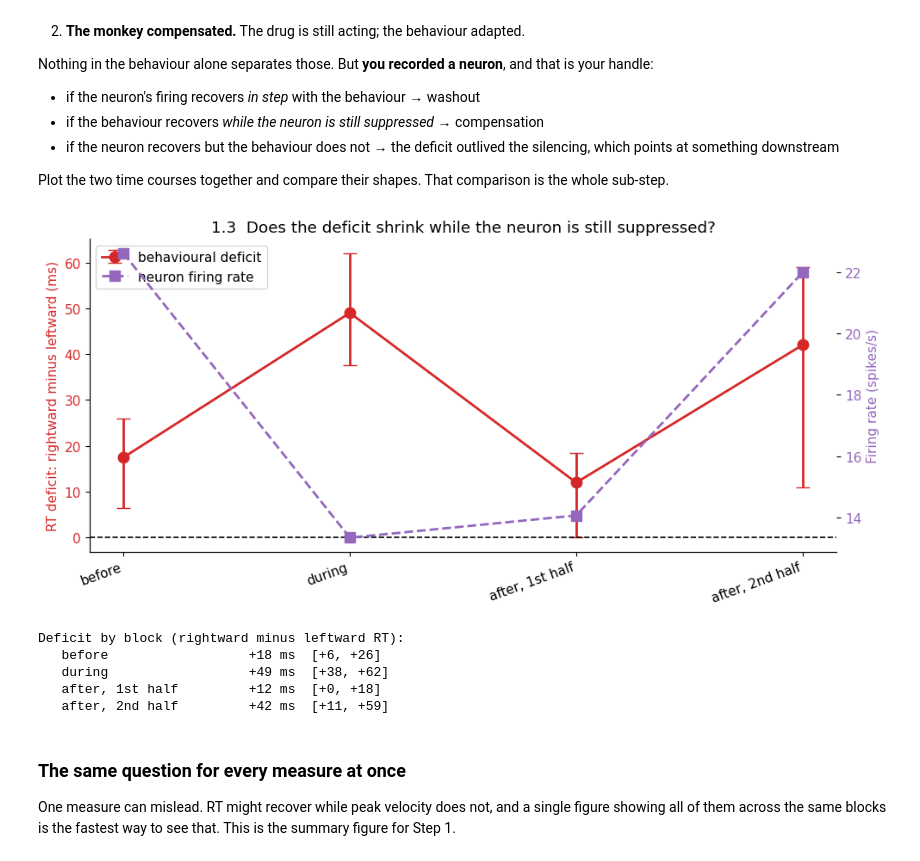
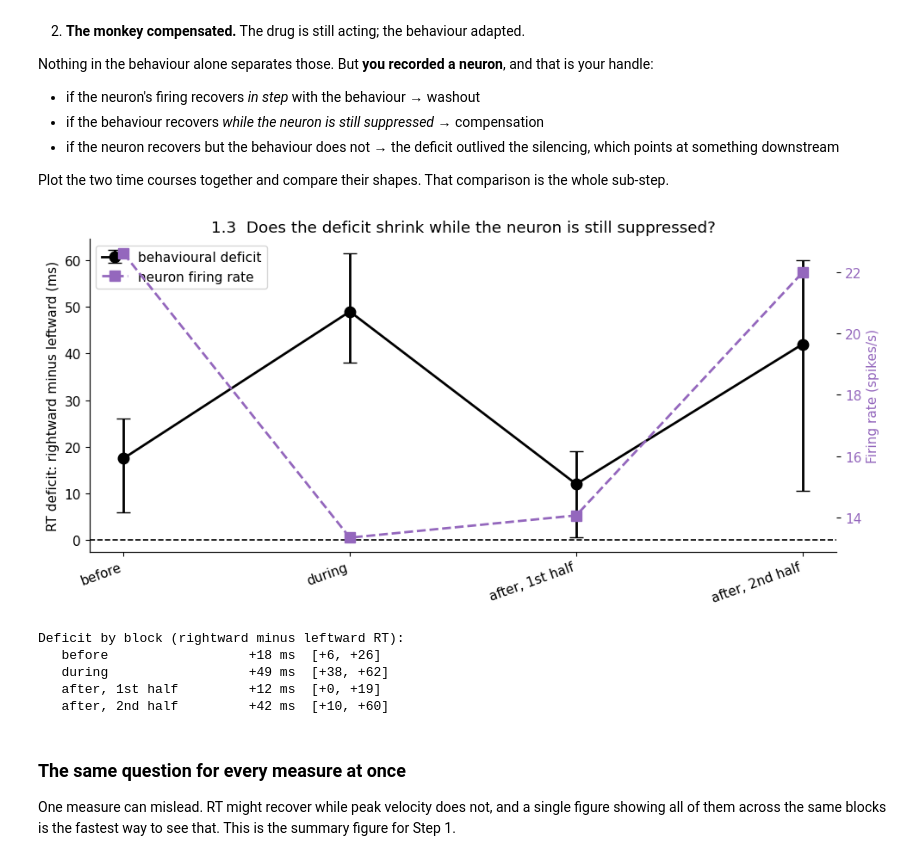
Before and after one commit to xuefeiyu2015/fef-inactivation-notebook, a Jupyter notebook: fef-inactivation-colab.ipynb, the cells around one changed output. Drawn from its saved outputs; the diff is of its cells as text; code cells hidden in the pictures.

```diff
--- a/fef-inactivation-colab.ipynb
+++ b/fef-inactivation-colab.ipynb
@@ -3576,10 +3710,9 @@ def plot_deficit_and_neuron(names, deficits, lows, highs, neuron_rate,
 
     ax.errorbar(positions, deficits, yerr=[deficits - lows, highs - deficits],
                 fmt="o-", capsize=6, linewidth=2, markersize=9,
-                color="tab:red", label="behavioural deficit")
+                color="black", label="behavioural deficit")
     ax.axhline(0, color="black", linestyle="--", linewidth=1.2)
-    ax.set_ylabel(y_label, color="tab:red")
-    ax.tick_params(axis="y", labelcolor="tab:red")
+    ax.set_ylabel(y_label)
 
     # The neuron on its own axis.
     other = ax.twinx()
@@ -3587,39 +3720,39 @@ def plot_deficit_and_neuron(names, deficits, lows, highs, neuron_rate,
     other.plot(positions, rates, "s--", color="tab:purple", linewidth=2,
                markersize=8, label="neuron firing rate")
     other.set_ylabel("Firing rate (spikes/s)", color="tab:purple")
     other.tick_params(axis="y", labelcolor="tab:purple")
 
     ax.set_xticks(positions)
     ax.set_xticklabels(names, rotation=20, ha="right")
     ax.set_title(title)
 
     # One legend for both axes.
     lines_a, labels_a = ax.get_legend_handles_labels()
     lines_b, labels_b = other.get_legend_handles_labels()
     ax.legend(lines_a + lines_b, labels_a + labels_b, loc="best")
 
     fig.tight_layout()
     save_and_show(fig)
 
 
 names, deficits, lows, highs = compute_deficit_by_block(
     behaviour["reaction_time"], valid_for["reaction_time"], phase_blocks,
     is_right_saccade, is_left_saccade)
 
 plot_deficit_and_neuron(names, deficits, lows, highs, visual_rate, phase_blocks,
                         "RT deficit: rightward minus leftward (ms)",
                         "1.3  Does the deficit shrink while the neuron is still suppressed?")
 
 print("Deficit by block (rightward minus leftward RT):")
 for name, deficit, low, high in zip(names, deficits, lows, highs):
     print("   %-20s %+6.0f ms  [%+.0f, %+.0f]" % (name, deficit, low, high))
 # %% [output]
-[figure, old version]
+[figure, new version]
 Deficit by block (rightward minus leftward RT):
    before                  +18 ms  [+6, +26]
    during                  +49 ms  [+38, +62]
-   after, 1st half         +12 ms  [+0, +18]
-   after, 2nd half         +42 ms  [+11, +59]
+   after, 1st half         +12 ms  [+0, +19]
+   after, 2nd half         +42 ms  [+10, +60]
 # %% [markdown]
 ### The same question for every measure at once
 
```
Also changed, not shown: parts of 20 cells of this notebook.
